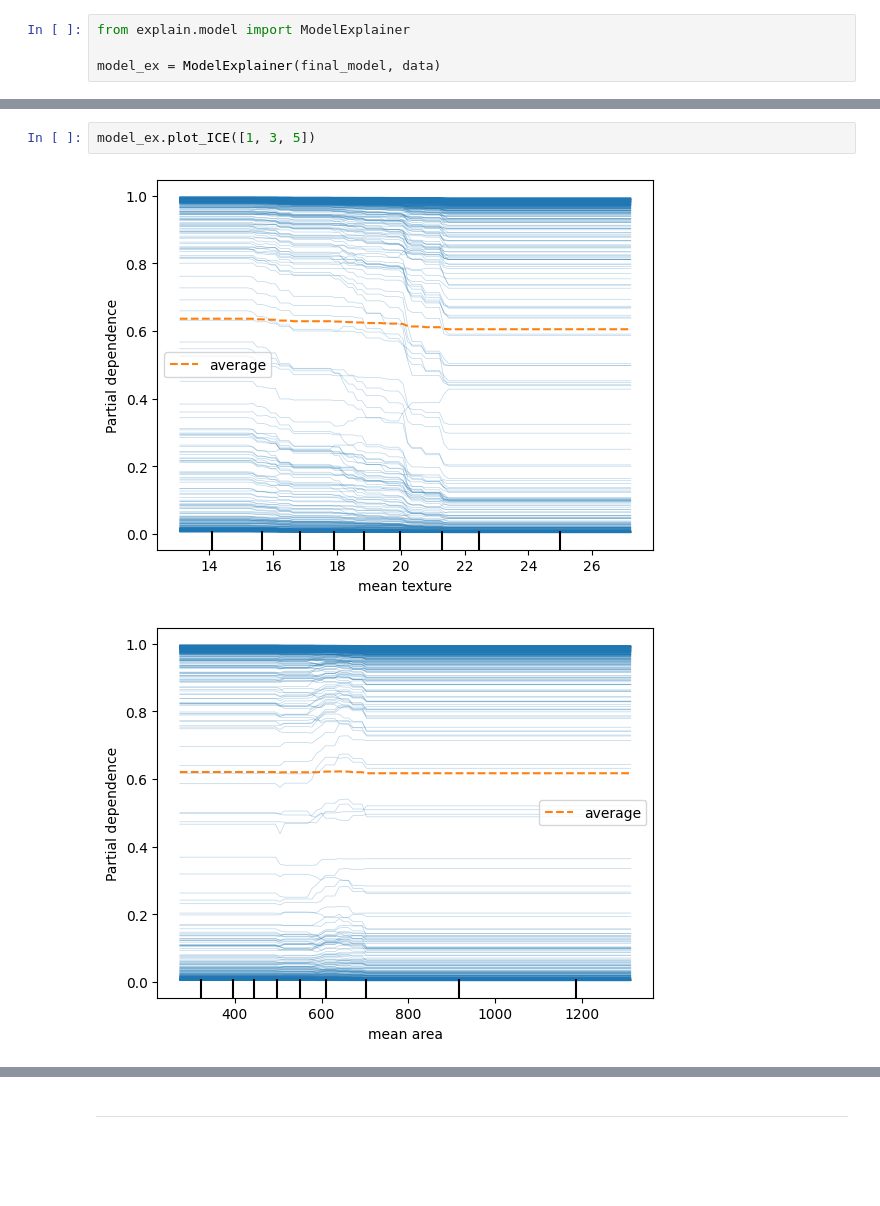
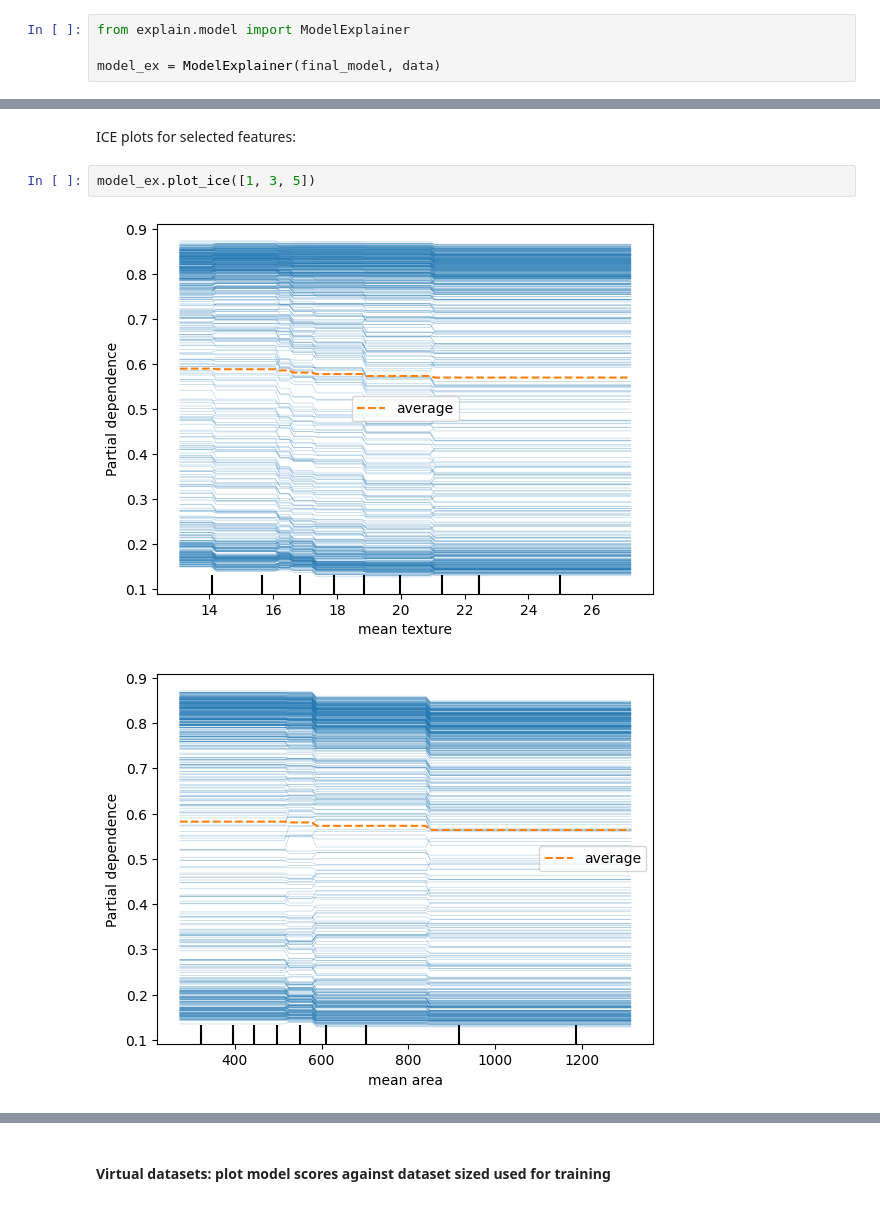
Before and after one commit to Mb-NextTime/explain, a Jupyter notebook: demo.ipynb, the cells around one changed output, grey strips where cells are left out. Drawn from its saved outputs; the diff is of its cells as text; blank space fills up the shorter version.

```diff
--- a/demo.ipynb
+++ b/demo.ipynb
@@ -56,5 +62,7 @@ model_ex.plot_shap()
+# %% [markdown]
+ICE plots for selected features:
 # %%
-model_ex.plot_ICE([1, 3, 5])
+model_ex.plot_ice([1, 3, 5])
 # %% [output]
-[figure, old version]
+[figure, new version]
-[figure, old version]
+[figure, new version]
@@ -62,5 +70,5 @@ model_ex.plot_ICE([1, 3, 5])
-# %% [markdown]
----
+# %% [markdown]
+#### Virtual datasets: plot model scores against dataset sized used for training
 # %%
 from explain.dataset import VirtualDataset
 
```
Also changed, not shown: parts of 10 cells of this notebook, 1 other file.
